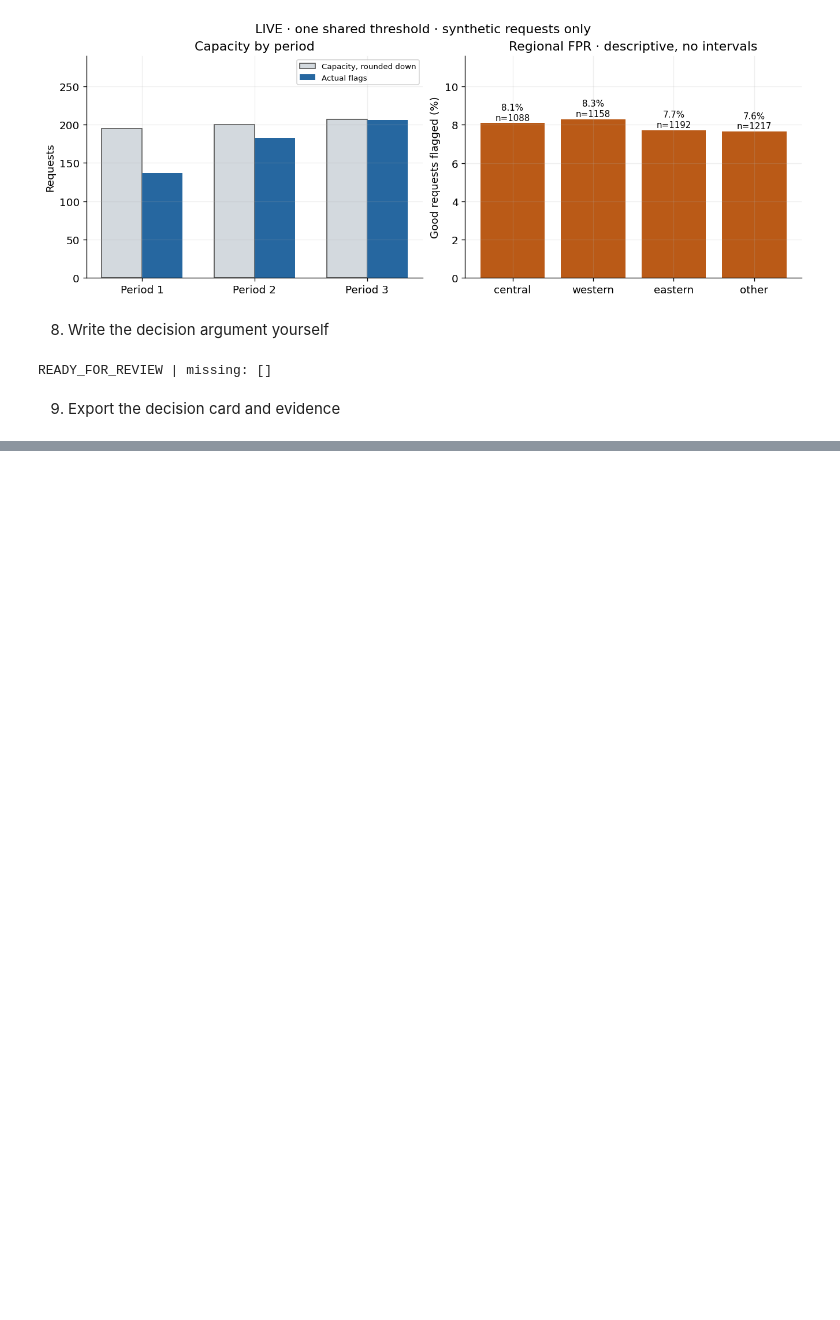
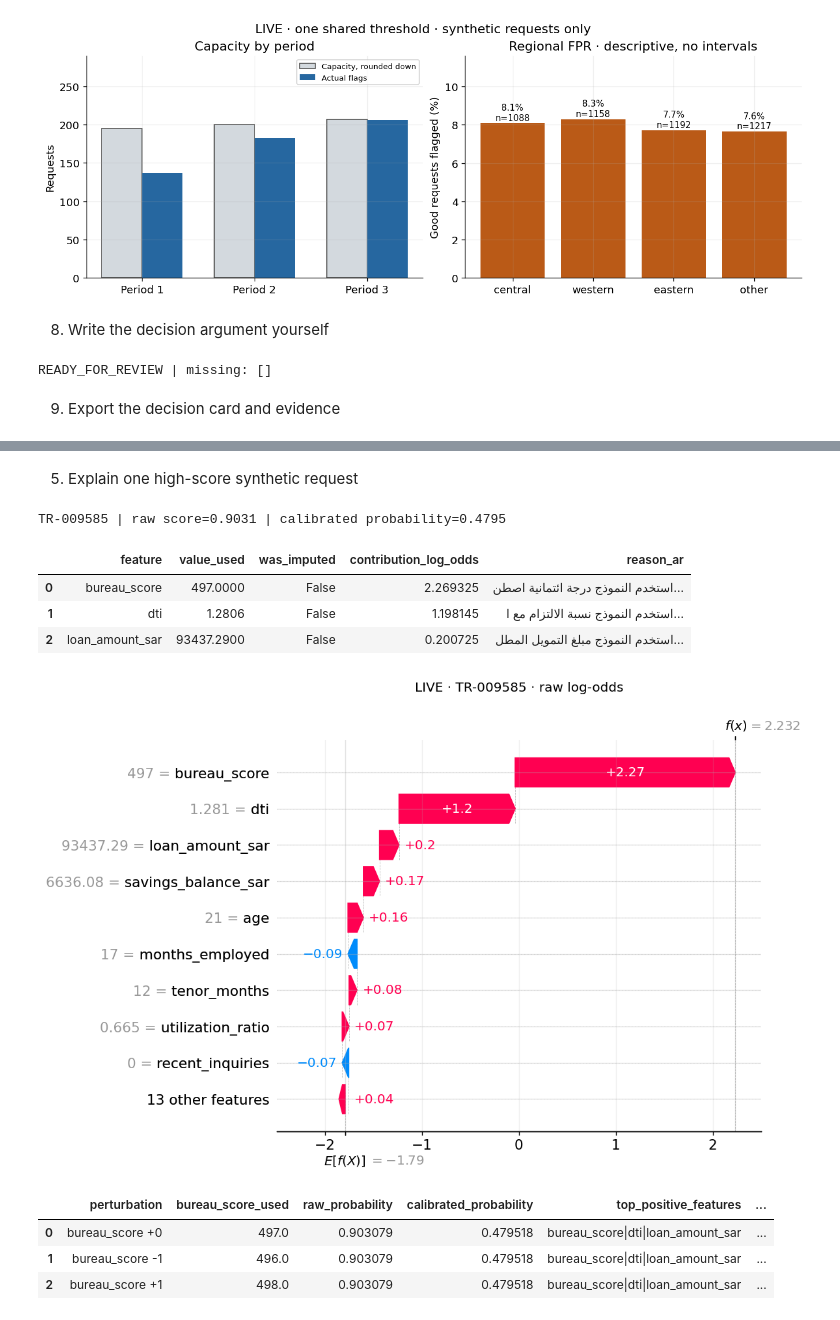
Before and after one commit to aljuharaalshagri/Tamweel_SDAIA_AdvanceML, a Jupyter notebook: notebooks/Tamweel_aljuharaalshagri.ipynb, the cells around one changed output, grey strips where cells are left out. Drawn from its saved outputs; the diff is of its cells as text; code cells hidden in the pictures; blank space fills up the shorter version.

```diff
--- a/notebooks/Tamweel_aljuharaalshagri.ipynb
+++ b/notebooks/Tamweel_aljuharaalshagri.ipynb
@@ -1875,0 +2053,39 @@ Saved 18 files in day3_artifacts.zip — complete your reasoning and download.
+# %% [markdown]
+5. Explain one high-score synthetic request
+# %%
+local_index = int(np.argmax(shap_arrays["raw_margin"]))
+local_id = str(shap_arrays["application_ids"][local_index])
+case = parts["evaluation"].set_index("application_id", drop=False).loc[[local_id]]
+descriptions = {f["name"]: f["description_ar"] for f in contract["features"]}
+reasons = reason_codes(shap_arrays["values"][local_index], shap_arrays["feature_names"],
+    shap_arrays["data"][local_index], descriptions)
+reasons["application_id"] = local_id
+reasons["was_imputed"] = [bool(case.iloc[0][feature] != case.iloc[0][feature]) for feature in reasons.feature]
+reasons["source"] = EXPLANATION_SOURCE
+raw_local = float(expit(shap_arrays["raw_margin"][local_index]))
+cal_local = float(map_probability(raw_local, mapping))
+print(f"{local_id} | raw score={raw_local:.4f} | calibrated probability={cal_local:.4f}")
+display(reasons[["feature", "value_used", "was_imputed", "contribution_log_odds", "reason_ar"]])
+plt.figure()
+shap.plots.waterfall(explanation[local_index], max_display=10, show=False)
+plt.title(f"{EXPLANATION_SOURCE} · {local_id} · raw log-odds", fontsize=12, pad=45)
+plt.savefig(ARTIFACTS / "shap_waterfall.png", bbox_inches="tight"); plt.show()
+if EXPLANATION_SOURCE == "LIVE":
+    local_checks = local_stability(model, case, contract, mapping)
+    local_checks["source"] = "LIVE"
+    display(local_checks)
+else:
+    local_checks = pd.DataFrame(columns=["perturbation", "bureau_score_used", "raw_probability", "calibrated_probability",
+        "top_positive_features", "shared_top_reasons", "reference_reasons", "source"])
+    print("Local perturbation check skipped in example mode; do not claim it ran.")
+# %% [output]
+TR-009585 | raw score=0.9031 | calibrated probability=0.4795
+|  | feature | value_used | was_imputed | contribution_log_odds | reason_ar |
+| 0 | bureau_score | 497.0000 | False | 2.269325 | استخدم النموذج درجة ائتمانية اصطن... |
+| 1 | dti | 1.2806 | False | 1.198145 | استخدم النموذج نسبة الالتزام مع ا... |
+| 2 | loan_amount_sar | 93437.2900 | False | 0.200725 | استخدم النموذج مبلغ التمويل المطل... |
+[figure, added]
+|  | perturbation | bureau_score_used | raw_probability | calibrated_probability | top_positive_features | ... |
+| 0 | bureau_score +0 | 497.0 | 0.903079 | 0.479518 | bureau_score|dti|loan_amount_sar | ... |
+| 1 | bureau_score -1 | 496.0 | 0.903079 | 0.479518 | bureau_score|dti|loan_amount_sar | ... |
+| 2 | bureau_score +1 | 498.0 | 0.903079 | 0.479518 | bureau_score|dti|loan_amount_sar | ... |
```
Also changed, not shown: parts of 25 cells of this notebook.
